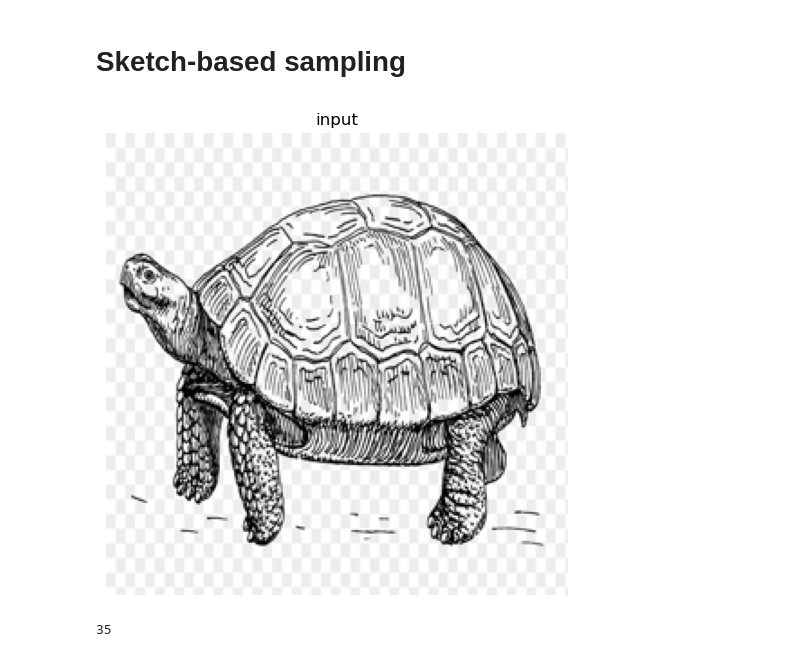
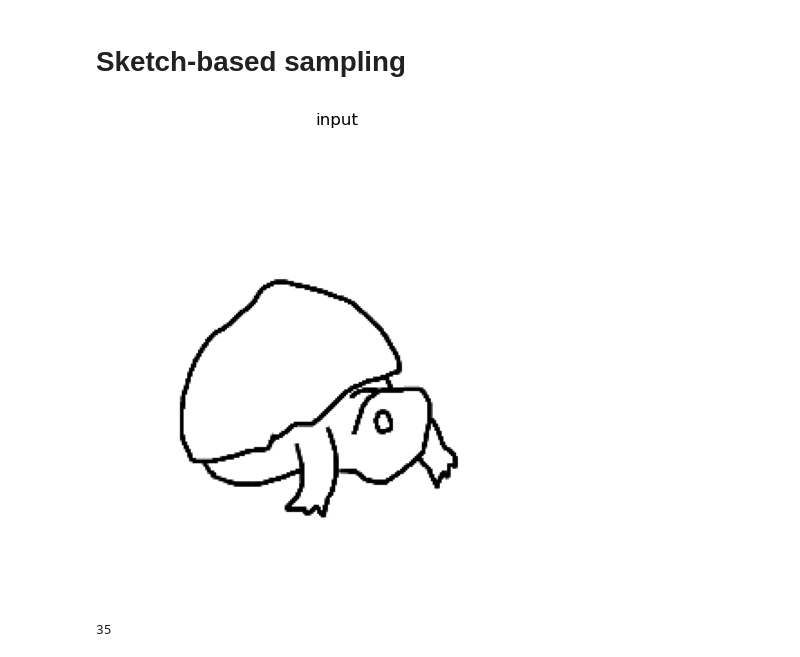
Before and after one commit to cl-liamchiu/2023-CVPDL-Final, a Jupyter notebook: masksketch/MaskSketch_demo.ipynb, the cells around one changed output. Cells and saved outputs as stored; diff of their text form; code cells hidden in the pictures.

Commit message:
feat: read image from path

```diff
--- a/masksketch/MaskSketch_demo.ipynb
+++ b/masksketch/MaskSketch_demo.ipynb
@@ -111,12 +102,12 @@ p_generate_256_samples = generator_256.p_generate_samples()
 # %% [markdown]
 # Sketch-based sampling
 # %%
-img_url =  "https://images.rawpixel.com/image_png_1300/czNmcy1wcml2YXRlL3Jhd3BpeGVsX2ltYWdlcy93ZWJzaXRlX2NvbnRlbnQvam9iNjY2LTA0NC1wLWwxMDgzNnVvLnBuZw.png"
-image = read_image_from_url(
-    img_url,
+img_path =  "./imgs/1700649835198.png"
+image = read_image_from_path(
+    img_path,
     height=256,
     width=256)
 visualize_images(image[None,...], title=f'input')
 # %% [output]
-[figure, old version]
+[figure, new version]
 # %%
```
Also changed, not shown: parts of 6 cells of this notebook, 7 other files.
